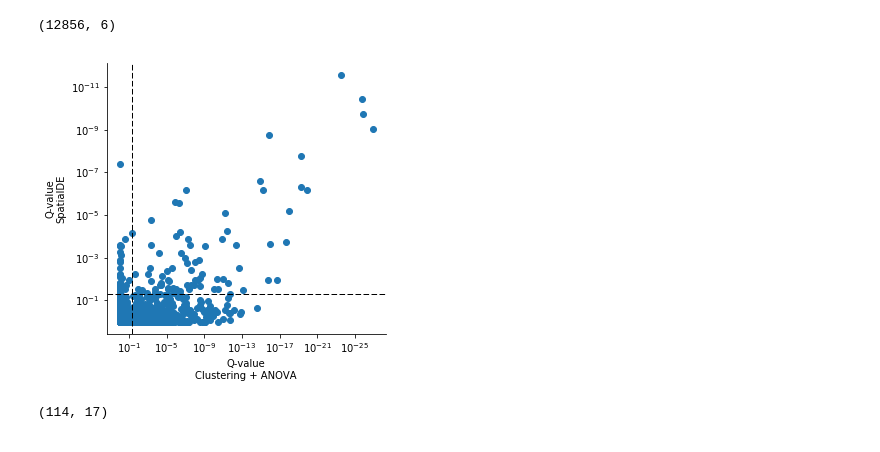
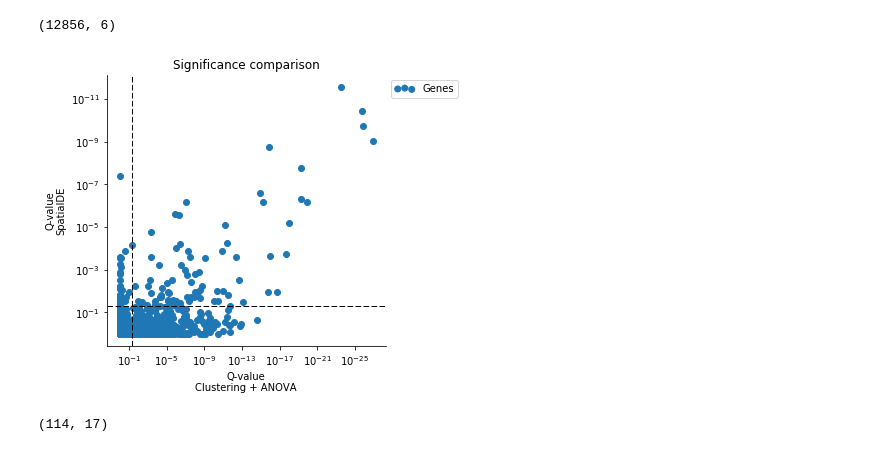
Before and after one commit to Teichlab/SpatialDE, a Jupyter notebook: Analysis/BreastCancer/Clustering analysis.ipynb, the cells around one changed output. Drawn from its saved outputs; the diff is of its cells as text; code cells hidden in the pictures.

```diff
--- a/Analysis/BreastCancer/Clustering analysis.ipynb
+++ b/Analysis/BreastCancer/Clustering analysis.ipynb
@@ -112,18 +121,25 @@ sde_results = pd.read_csv('BC_final_results.csv', index_col=0)
 de_results = de_results.sort_index()
 sde_results = sde_results.sort_values('g')
 # %%
+figsize(5, 5)
+
 plt.loglog()
-plt.scatter(de_results['qval'], sde_results['qval']);
+plt.scatter(de_results['qval'], sde_results['qval'], rasterized=True, label='Genes');
 ax = plt.gca()
 ax.invert_yaxis()
 ax.invert_xaxis();
 plt.xlabel('Q-value\nClustering + ANOVA')
 plt.ylabel('Q-value\nSpatialDE');
 
 plt.axhline(0.05, color='k', ls='--', lw=1)
 plt.axvline(0.05, color='k', ls='--', lw=1);
+
+plt.legend(scatterpoints=3, bbox_to_anchor=[1, 1])
+
+plt.title('Significance comparison')
+plt.savefig('BC_significance_comparison.pdf', bbox_inches='tight')
 # %% [output]
-[figure, old version]
+[figure, new version]
 # %%
 sde_results.query('qval < 0.05').shape
 # %% [output]
```
Also changed, not shown: parts of 3 cells of this notebook.
